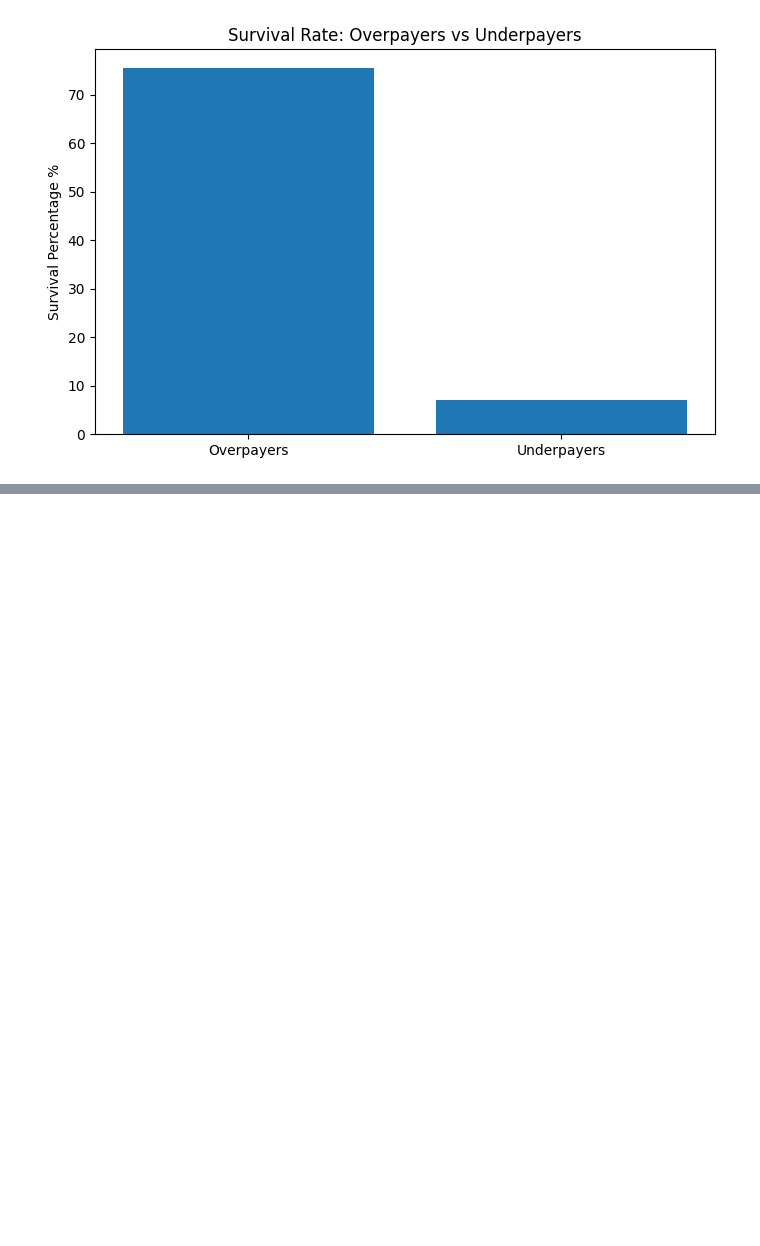
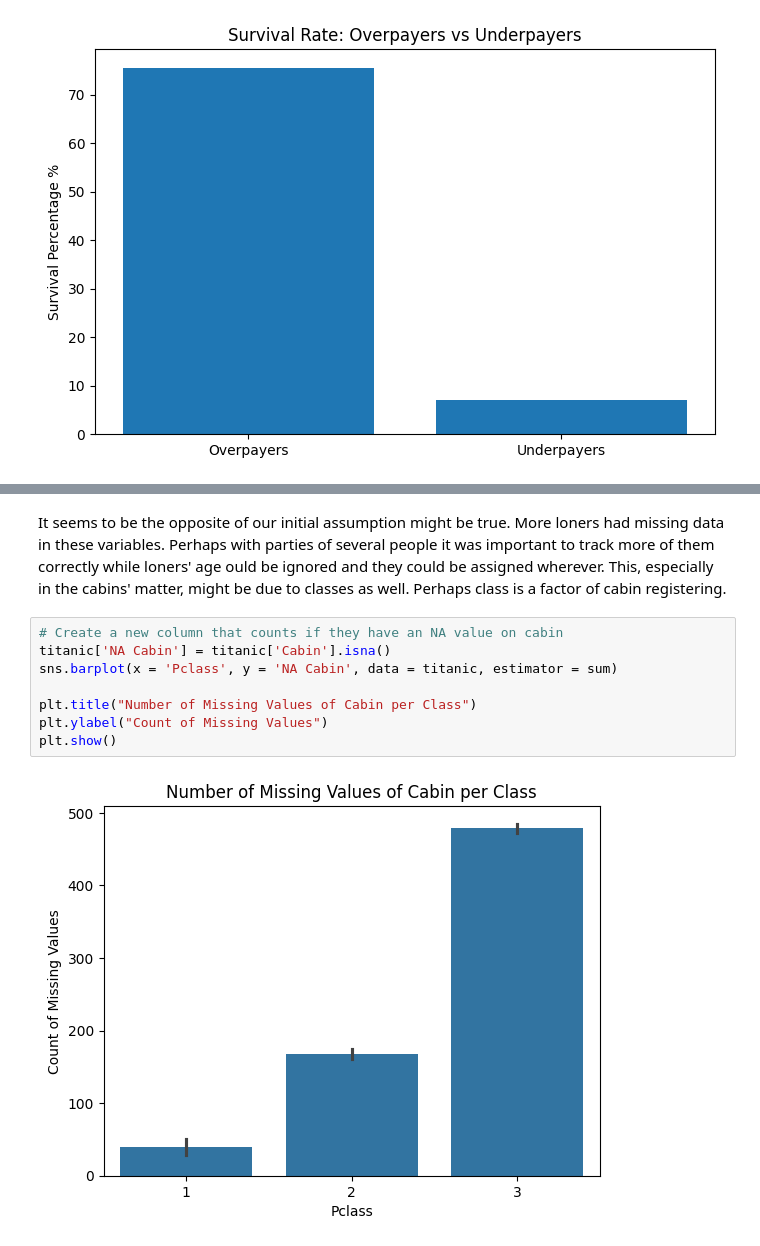
Before and after one commit to Jesus-PerezG/TC2004B-Jesus, a Jupyter notebook: notebooks/Titanic.ipynb, the cells around one changed output, grey strips where cells are left out. Drawn from its saved outputs; the diff is of its cells as text; blank space fills up the shorter version.

```diff
--- a/notebooks/Titanic.ipynb
+++ b/notebooks/Titanic.ipynb
@@ -134,0 +214,12 @@ plt.show()
+# %% [markdown]
+It seems to be the opposite of our initial assumption might be true. More loners had missing data in these variables. Perhaps with parties of several people it was important to track more of them correctly while loners' age ould be ignored and they could be assigned wherever. This, especially in the cabins' matter, might be due to classes as well. Perhaps class is a factor of cabin registering.
+# %%
+# Create a new column that counts if they have an NA value on cabin
+titanic['NA Cabin'] = titanic['Cabin'].isna()
+sns.barplot(x = 'Pclass', y = 'NA Cabin', data = titanic, estimator = sum)
+
+plt.title("Number of Missing Values of Cabin per Class")
+plt.ylabel("Count of Missing Values")
+plt.show()
+# %% [output]
+[figure, added]
```
Also changed, not shown: parts of 13 cells of this notebook.
